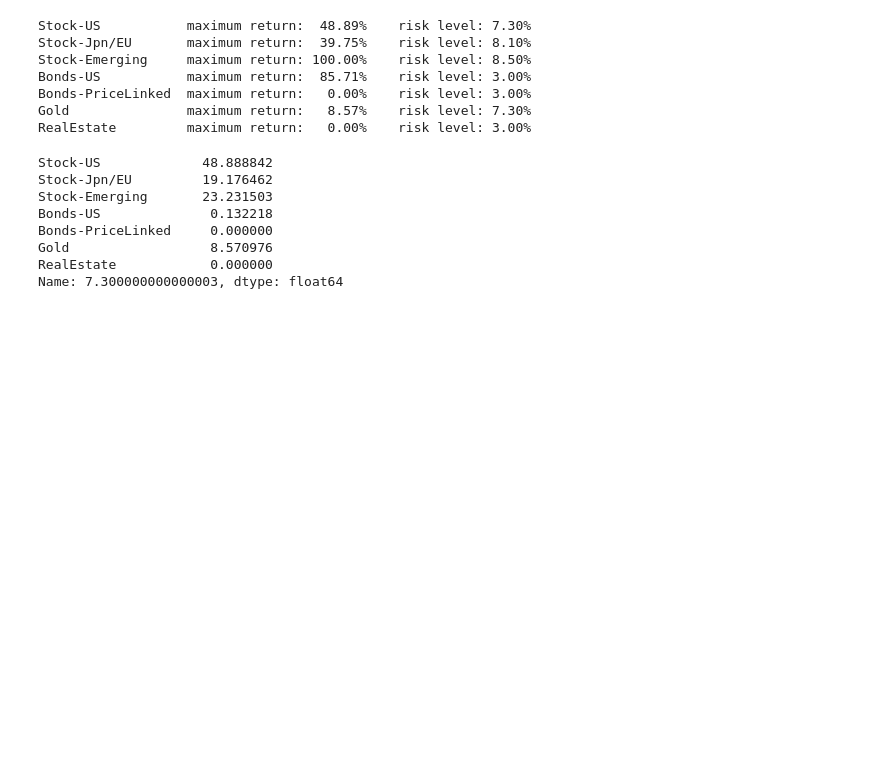
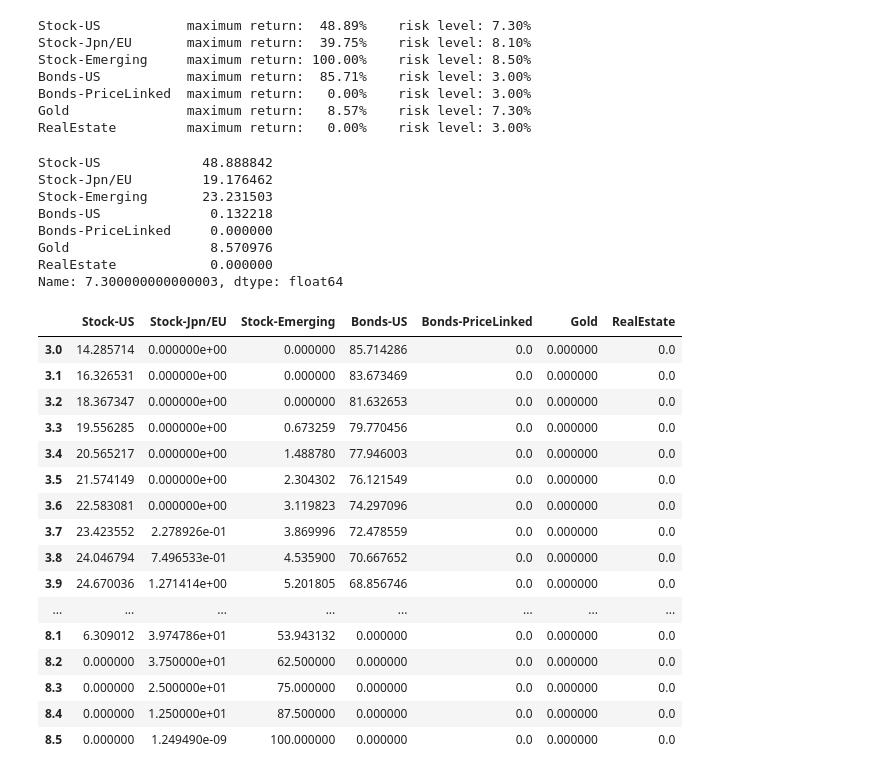
Before and after one commit to kt-q/wealthnavi-portfolio, a Jupyter notebook: WealthNavi_portfolio.ipynb, the cells around one changed output. Saved outputs shown, nothing was run; the diff lists cells and outputs as text; code cells hidden in the pictures; blank space fills up the shorter version.

```diff
--- a/WealthNavi_portfolio.ipynb
+++ b/WealthNavi_portfolio.ipynb
@@ -376,3 +395,23 @@ Bonds-PriceLinked     0.000000
 Gold                  8.570976
 RealEstate            0.000000
 Name: 7.300000000000003, dtype: float64
+# %%
+dfWeights
+# %% [output]
+|  | Stock-US | Stock-Jpn/EU | Stock-Emerging | Bonds-US | Bonds-PriceLinked | Gold | RealEstate |
+| 3.0 | 14.285714 | 0.000000e+00 | 0.000000 | 85.714286 | 0.0 | 0.000000 | 0.0 |
+| 3.1 | 16.326531 | 0.000000e+00 | 0.000000 | 83.673469 | 0.0 | 0.000000 | 0.0 |
+| 3.2 | 18.367347 | 0.000000e+00 | 0.000000 | 81.632653 | 0.0 | 0.000000 | 0.0 |
+| 3.3 | 19.556285 | 0.000000e+00 | 0.673259 | 79.770456 | 0.0 | 0.000000 | 0.0 |
+| 3.4 | 20.565217 | 0.000000e+00 | 1.488780 | 77.946003 | 0.0 | 0.000000 | 0.0 |
+| 3.5 | 21.574149 | 0.000000e+00 | 2.304302 | 76.121549 | 0.0 | 0.000000 | 0.0 |
+| 3.6 | 22.583081 | 0.000000e+00 | 3.119823 | 74.297096 | 0.0 | 0.000000 | 0.0 |
+| 3.7 | 23.423552 | 2.278926e-01 | 3.869996 | 72.478559 | 0.0 | 0.000000 | 0.0 |
+| 3.8 | 24.046794 | 7.496533e-01 | 4.535900 | 70.667652 | 0.0 | 0.000000 | 0.0 |
+| 3.9 | 24.670036 | 1.271414e+00 | 5.201805 | 68.856746 | 0.0 | 0.000000 | 0.0 |
+| ... | ... | ... | ... | ... | ... | ... | ... |
+| 8.1 | 6.309012 | 3.974786e+01 | 53.943132 | 0.000000 | 0.0 | 0.000000 | 0.0 |
+| 8.2 | 0.000000 | 3.750000e+01 | 62.500000 | 0.000000 | 0.0 | 0.000000 | 0.0 |
+| 8.3 | 0.000000 | 2.500000e+01 | 75.000000 | 0.000000 | 0.0 | 0.000000 | 0.0 |
+| 8.4 | 0.000000 | 1.250000e+01 | 87.500000 | 0.000000 | 0.0 | 0.000000 | 0.0 |
+| 8.5 | 0.000000 | 1.249490e-09 | 100.000000 | 0.000000 | 0.0 | 0.000000 | 0.0 |
```
Also changed, not shown: parts of 8 cells of this notebook, 5 other files.
